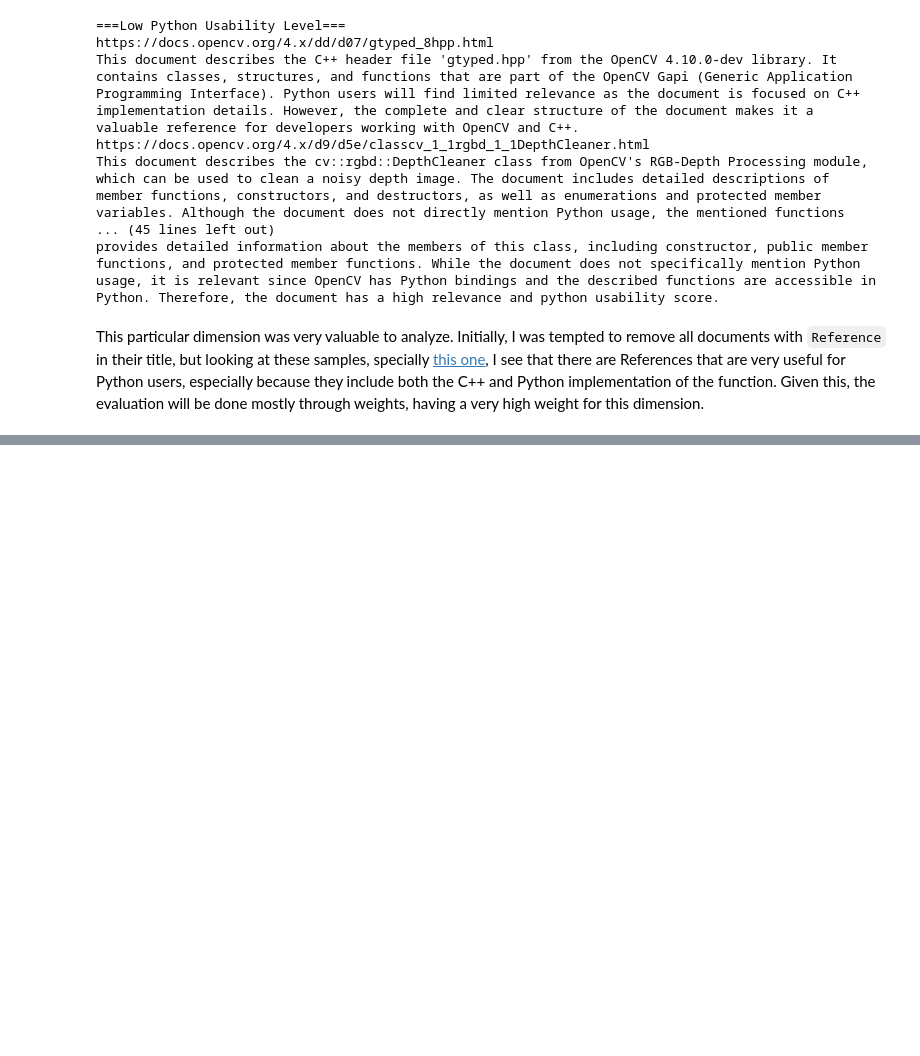
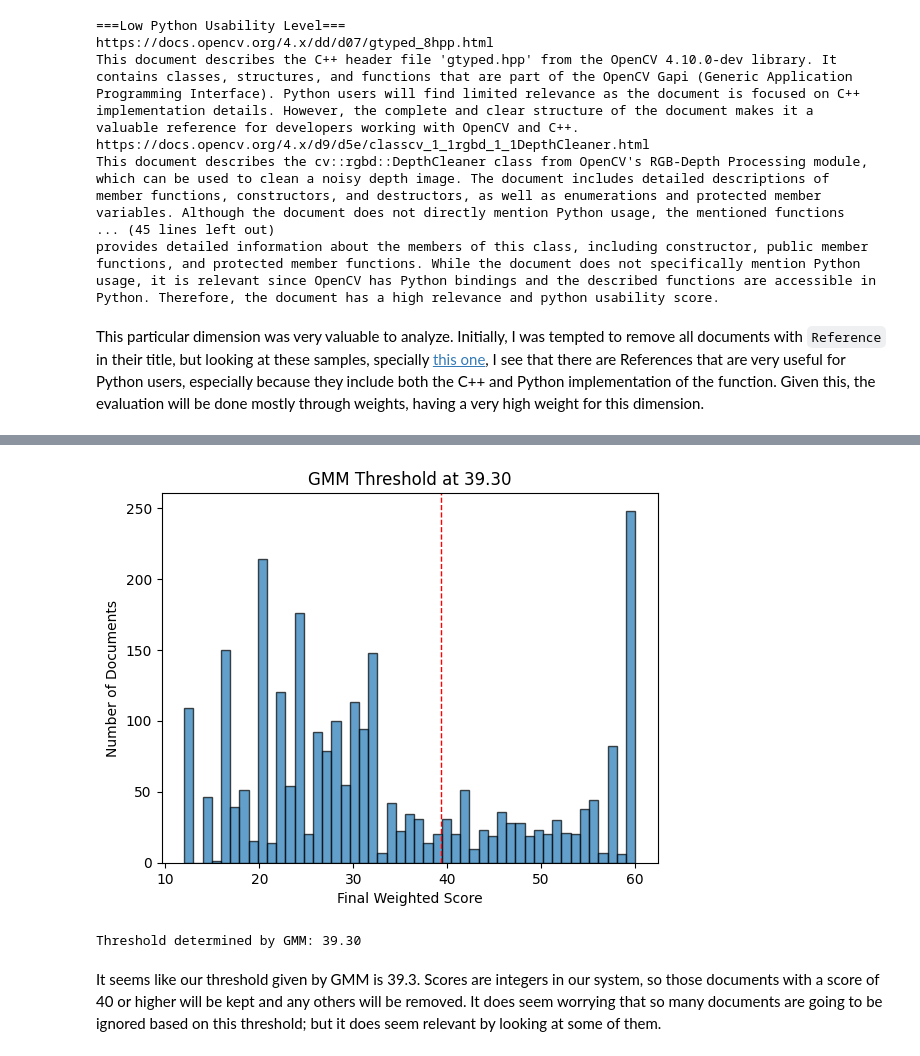
Before and after one commit to SergioPulidoC/OpenCVPythonRAG, a Jupyter notebook: notebooks/DocumentExtraction.ipynb, the cells around one changed output, grey strips where cells are left out. Cells and saved outputs as stored; diff of their text form; code cells hidden in the pictures; blank space fills up the shorter version.

```diff
--- a/notebooks/DocumentExtraction.ipynb
+++ b/notebooks/DocumentExtraction.ipynb
@@ -1095,0 +1136,23 @@ This particular dimension was very valuable to analyze. Initially, I was tempted
+# %%
+from sklearn.mixture import GaussianMixture
+import numpy as np
+
+score_values = np.reshape(score_values, (-1, 1))
+gmm = GaussianMixture(n_components=2, random_state=0).fit(score_values)
+gmm_labels = gmm.predict(score_values)
+gmm_means = gmm.means_
+threshold_gmm = np.mean(gmm_means)
+
+plt.hist(score_values, bins=range, edgecolor='black', alpha=0.7)
+plt.axvline(threshold_gmm, color='red', linestyle='dashed', linewidth=1)
+plt.xlabel("Final Weighted Score")
+plt.ylabel("Number of Documents")
+plt.title(f"GMM Threshold at {threshold_gmm:.2f}")
+plt.show()
+
+print(f"Threshold determined by GMM: {threshold_gmm:.2f}")
+# %% [output]
+[figure, added]
+Threshold determined by GMM: 39.30
+# %% [markdown]
+It seems like our threshold given by GMM is 39.3. Scores are integers in our system, so those documents with a score of 40 or higher will be kept and any others will be removed. It does seem worrying that so many documents are going to be ignored based on this threshold; but it does seem relevant by looking at some of them.
```
Also changed, not shown: parts of 8 cells of this notebook, 1 other file.
